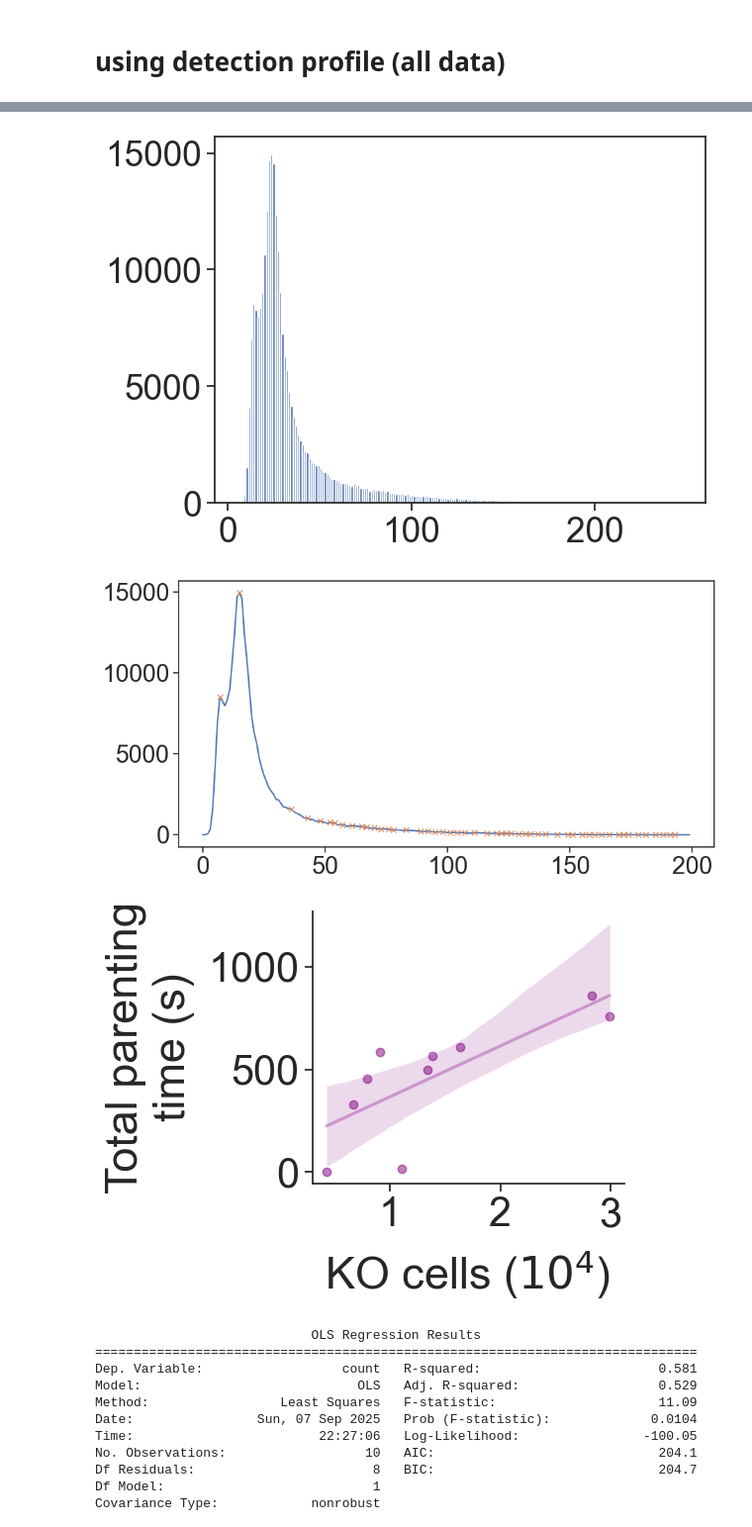
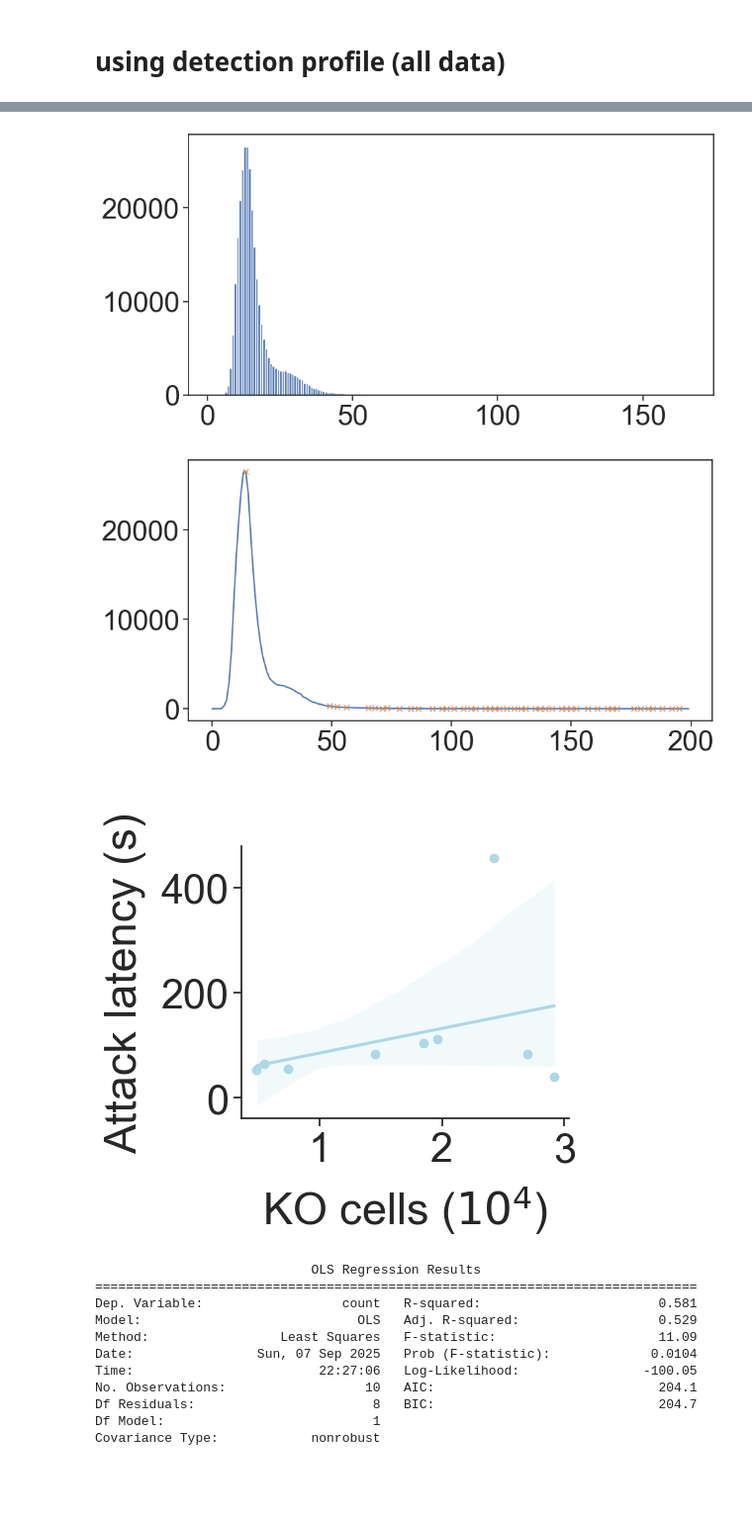
Before and after one commit to FrancisCrickInstitute/negative_parental_switch, a Jupyter notebook: NPW_hormone/receptor_KO/KO_quantification.ipynb, the cells around one changed output, grey strips where cells are left out. Shown at 99% size. Cells and saved outputs as stored; diff of their text form; code cells hidden in the pictures; blank space fills up the shorter version.

```diff
--- a/NPW_hormone/receptor_KO/KO_quantification.ipynb
+++ b/NPW_hormone/receptor_KO/KO_quantification.ipynb
@@ -59,7 +59,7 @@ path = '~/Documents/negative_parental_switch/NPW_hormone/receptor_KO/quantificat
 # path = '/Users/kohlj/Dropbox (Personal)/Science/Crick/PROJECTS/negative_parental_switch/NPW_hormone/receptor_KO/quantification/'
 
 
-knockout = prs #esrs / prs
+knockout = esrs #esrs / prs
 dfs = []
 for id in knockout:
     df = pd.read_csv(path + id +'_detection.csv')
@@ -94,7 +93,7 @@ plt.rcParams["figure.figsize"] = (4,2)
 counts, bins, bars = plt.hist(threshold, bins = 200)
 hist_df = pd.DataFrame({'bins':bins[1:], 'counts':counts})
 # %% [output]
-[figure, old version]
+[figure, new version]
 # %%
 from scipy.signal import find_peaks
 
@@ -104,7 +103,7 @@ plt.plot(hist_df.counts)
 plt.plot(hist_df.loc[peaks].counts, "x")
 plt.show()
 # %% [output]
-[figure, old version]
+[figure, new version]
 # %%
 if knockout == prs:
     t = hist_df.loc[peaks].bins.tolist()[1]
@@ -155,36 +154,37 @@ KO_dat['dummy_x'] = [0] * KO_dat.shape[0]
 # %%
 # new version
 KO_dat['count_new'] = KO_dat['count'] / 10000
 
 if knockout == prs:
 
     sns.set(font_scale=2.7)
     sns.set_style("ticks")
 
     sns.lmplot(data=KO_dat, x="count_new", y = 'parental_time', scatter_kws = {'color' :'purple', 'alpha':0.5},
                line_kws = {'color' :'purple', 'alpha': 0.3}, height=4.7, aspect=1.2)
     sns.despine()
 
     plt.xlabel('KO cells ($10^{4}$)', labelpad=10)
     plt.ylabel('Total parenting\ntime (s)', labelpad=10)
 
     # plt.savefig('/Volumes/lab-kohlj/home/shared/projects/NegativeParentalSwitch/figures/Supp_Fig_4/linked_figure_S4/progesterone_KO_quantification.pdf',
     #             dpi=600,bbox_inches='tight', transparent=True)
 else:
     sns.set(font_scale=2.7)
     sns.set_style("ticks")
 
     sns.lmplot(data=KO_dat, x="count_new", y = 'state_after_latency', scatter_kws = {'color' :'lightblue', 'alpha':1},
                line_kws = {'color' :'lightblue', 'alpha': 1}, height=4.7, aspect=1.2)
     sns.despine()
 
     plt.xlabel('KO cells ($10^{4}$)', labelpad=10)
     plt.ylabel('Attack latency (s)', labelpad=10)
+    plt.title(' ', pad=20)
 
-#     plt.savefig('/Volumes/lab-kohlj/home/shared/projects/NegativeParentalSwitch/figures/Supp_Fig_4/linked_figure_S4/estrogen_KO_quantification.pdf',
-#                 dpi=600,bbox_inches='tight', transparent=True)
+    # plt.savefig('/Volumes/lab-kohlj/home/shared/projects/NegativeParentalSwitch/figures/Supp_Fig_4/linked_figure_S4/estrogen_KO_quantification.pdf',
+    #             dpi=600,bbox_inches='tight', transparent=True)
 # %% [output]
-[figure, old version]
+[figure, new version]
 # %%
 ## statistic tests
 if knockout == prs:
```
Also changed, not shown: parts of 1 cell of this notebook, 28 other files.
